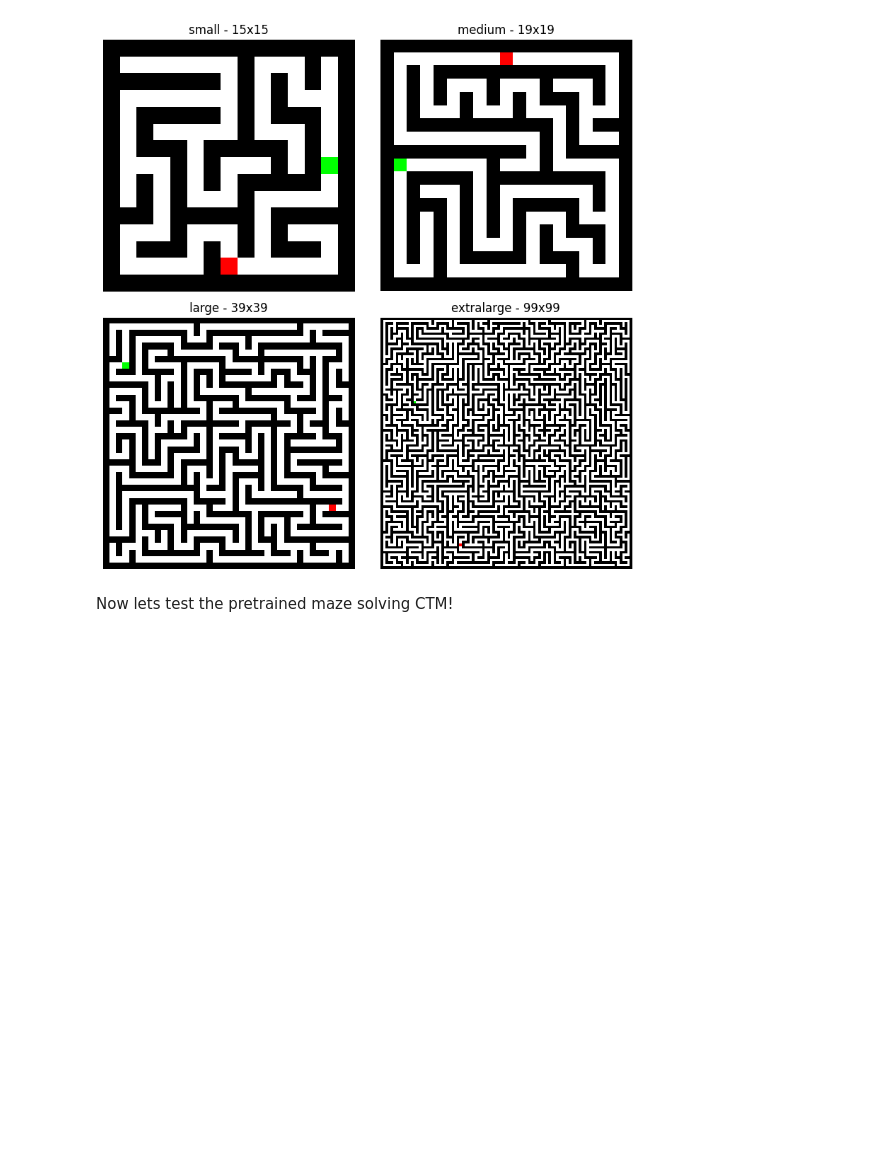
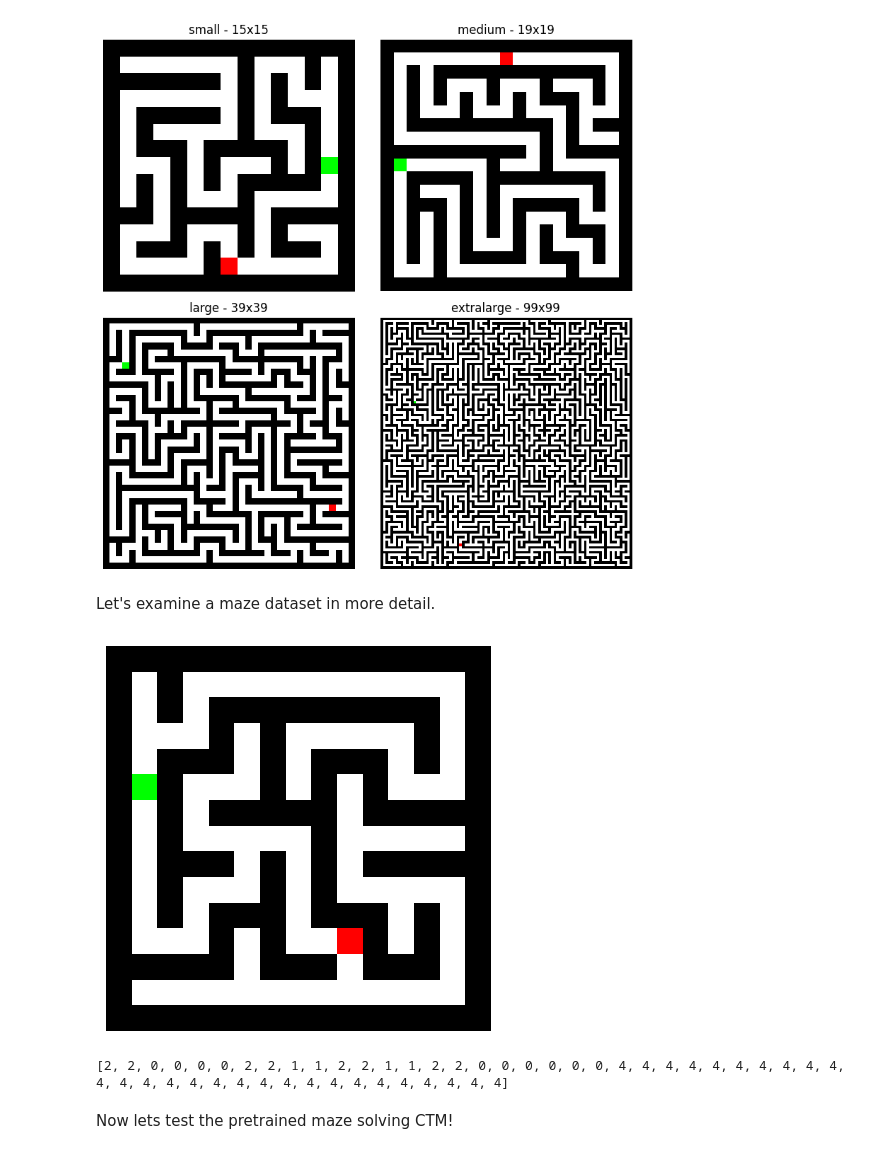
Before and after one commit to SakanaAI/continuous-thought-machines, a Jupyter notebook: examples/05_huggingface.ipynb, the cells around one changed output. Cells and saved outputs as stored; diff of their text form; code cells hidden in the pictures; blank space fills up the shorter version.

Commit message:
add examine targets

```diff
--- a/examples/05_huggingface.ipynb
+++ b/examples/05_huggingface.ipynb
@@ -157,6 +157,27 @@ plt.savefig("maze_sizes_comparison.png", dpi=50, bbox_inches='tight')
 plt.show()
 # %% [output]
 [figure]
+# %% [markdown]
+Let's examine a maze dataset in more detail.
+# %%
+plt.figure(figsize=(5, 5))  # Adjust size as needed
+plt.imshow(datasets["small"]["train"][1]["image"])
+plt.axis('off')
+plt.show()
+# %% [output]
+[figure, added]
+# %%
+DIRECTION_MAP = {
+    0: "↑",
+    1: "↓",
+    2: "←",
+    3: "→",
+    4: "W"
+}
+print(datasets["small"]["train"][1]["solution_path"])
+print([DIRECTION_MAP[step] for step in datasets["small"]["train"][1]["solution_path"]])
+# %% [output]
+[2, 2, 0, 0, 0, 0, 2, 2, 1, 1, 2, 2, 1, 1, 2, 2, 0, 0, 0, 0, 0, 0, 4, 4, 4, 4, 4, 4, 4, 4, 4, 4, 4, 4, 4, 4, 4, 4, 4, 4, 4, 4, 4, 4, 4, 4, 4, 4, 4, 4]
 # %% [markdown]
 Now lets test the pretrained maze solving CTM!
 # %%
```
